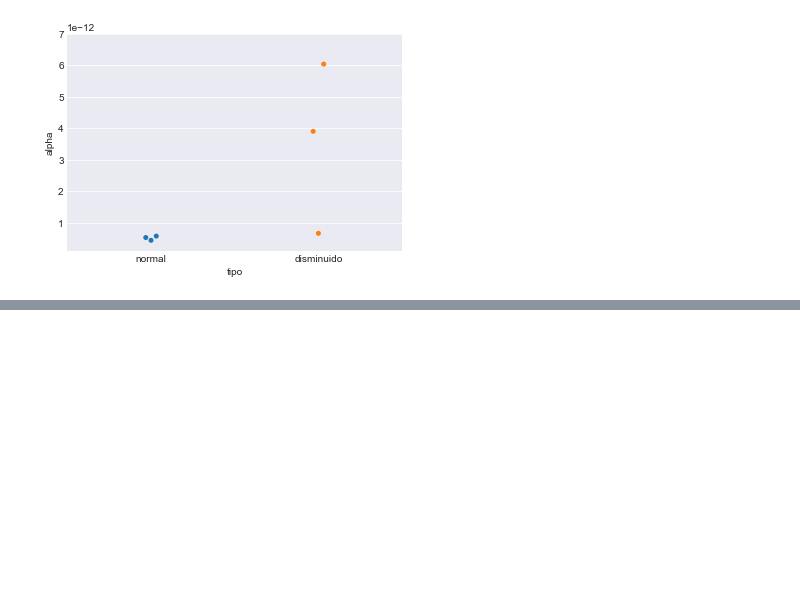
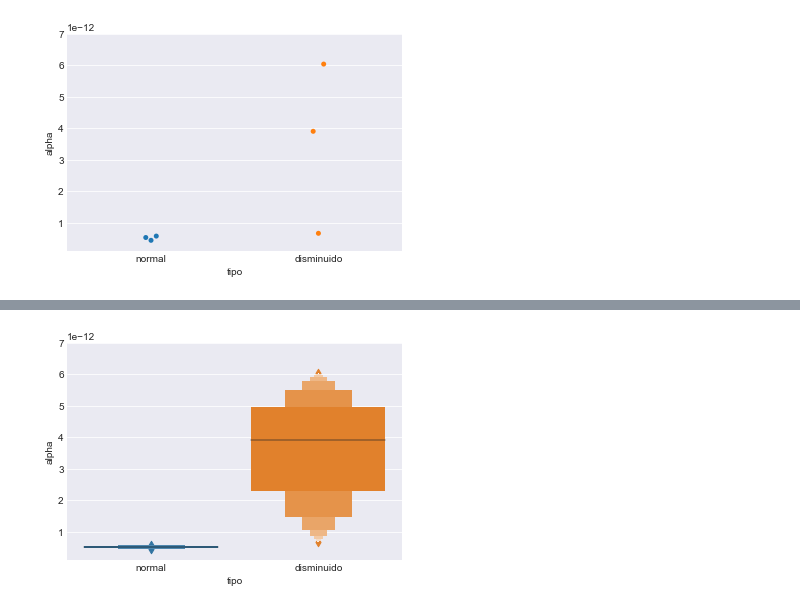
Before and after one commit to lucasputer/CienciaDeDatos, a Jupyter notebook: tp2/TP2.ipynb, the cells around one changed output, grey strips where cells are left out. Saved outputs shown, nothing was run; the diff lists cells and outputs as text; code cells hidden in the pictures; blank space fills up the shorter version.

```diff
--- a/tp2/TP2.ipynb
+++ b/tp2/TP2.ipynb
@@ -159,0 +172,6 @@ plt.show()
+# %%
+sns.lvplot(x="tipo", y="alpha", data=bandas_frame)
+plt.ylim(1e-13, 7e-12)
+plt.show()
+# %% [output]
+[figure, added]
```
Also changed, not shown: parts of 10 cells of this notebook.
